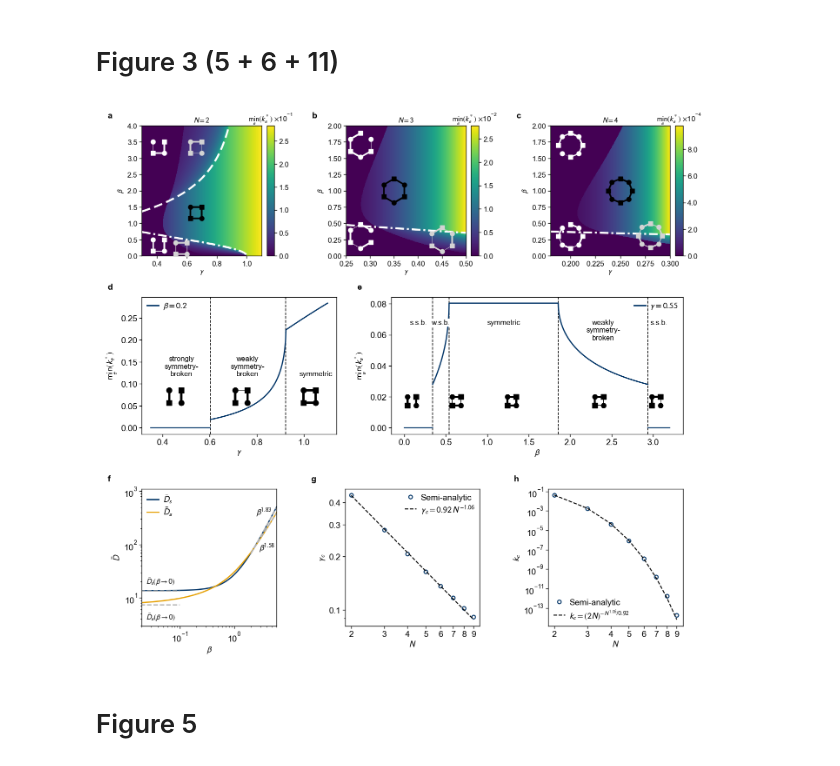
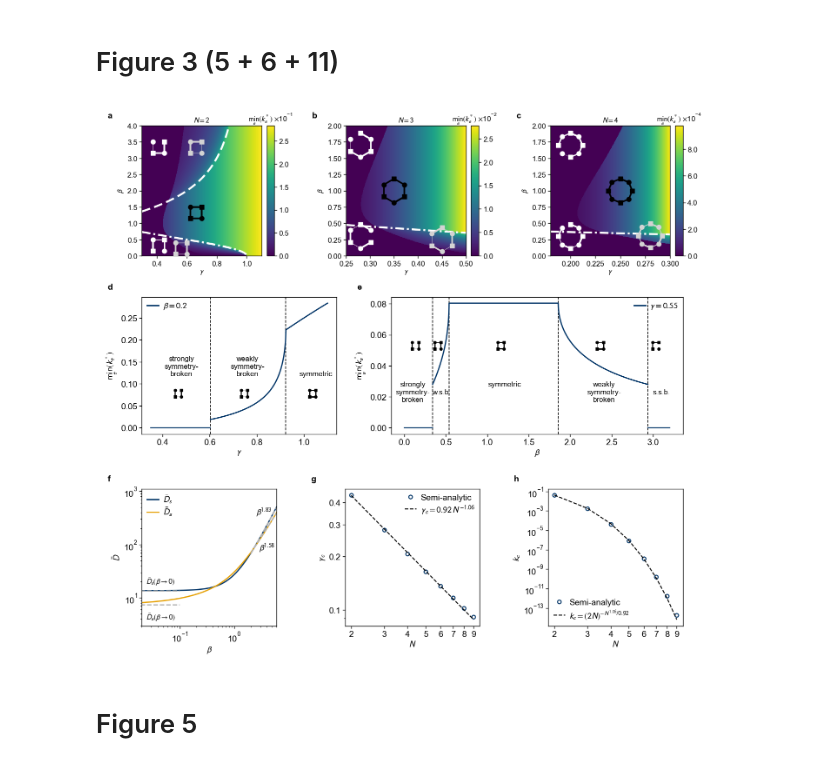
Before and after one commit to ibfzj/optimal-networks, a Jupyter notebook: rings.ipynb, the cells around one changed output. Drawn from its saved outputs; the diff is of its cells as text; code cells hidden in the pictures.

Commit message:
Figure 3 updates

```diff
--- a/rings.ipynb
+++ b/rings.ipynb
@@ -332,8 +332,8 @@ for gamma_i, x_i, txt in [(0.40, 0.48, "strongly\nsymmetry-\nbroken"),
                           (0.70, 0.76, "weakly\nsymmetry-\nbroken"),
                           (1.00, 1.05, "symmetric")]:
     G_i, _, _ = build_optimized_ring_graph(2, beta=0.2, gamma=gamma_i, mu=mu)
-    add_network_inset_xy(ax_d, G_i, x=x_i, y=0.085, size=0.24, color="black",
-                         node_size=20, lw_scale=0.22)
+    add_network_inset_xy(ax_d, G_i, x=x_i, y=0.085, size=0.12, color="black",
+                     node_size=5, lw_scale=0.11)
     ax_d.text(x_i, 0.115, txt, ha="center", va="bottom", fontsize=6.0)
 
 # Subplot (e): reentrant behaviour versus beta at fixed gamma
@@ -357,20 +357,17 @@ plot_curves_fixed_gammas(beta_values_e, fixed_gammas, minK_e, branch_labels_e,
                          jump_positions=jumps_e, break_positions=breaks_e)
 
 
-for beta_i, x_i in [(0.10, 0.14), (0.45, 0.68), (1.00, 1.35), (2.40, 2.40), (3.05, 3.09)]:
+for beta_i, x_i in [(0.10, 0.17), (0.45, 0.44), (1.00, 1.20), (2.40, 2.40), (3.05, 3.07)]:
     G_i, _, _ = build_optimized_ring_graph(2, beta=beta_i, gamma=0.55, mu=mu)
-    add_network_inset_xy(ax_e, G_i, x=x_i, y=0.020, size=0.17, color="black",
-                         node_size=16, lw_scale=0.20)
+    add_network_inset_xy(ax_e, G_i, x=x_i, y=0.055, size=0.12, color="black",
+                         node_size=5, lw_scale=0.11)
 
-
-for x_i, y_i, txt in [(0.17, 0.070, "s.s.b."),
-                      (0.44, 0.070, "w.s.b."),
-                      (1.20, 0.070, "symmetric"),
-                      (2.40, 0.070, "weakly\nsymmetry-\nbroken"),
-                      (3.07, 0.070, "s.s.b.")]:
-    bb = dict(facecolor="white", edgecolor="none", pad=0.8) if txt == "w.s.b." else None
-    ax_e.text(x_i, y_i, txt, ha="center", va="top", fontsize=6.0, bbox=bb)
-
+for x_i, y_i, txt in [(0.10, 0.0300, "strongly\nsymmetry-\nbroken"),
+                      (0.45, 0.0250, "w.s.b."),
+                      (1.21, 0.0300, "symmetric"),
+                      (2.41, 0.0300, "weakly\nsymmetry-\nbroken"),
+                      (3.10, 0.0250, "s.s.b.")]:
+    ax_e.text(x_i, y_i, txt, ha="center", va="top", fontsize=6.0)
 
 # Subplot (f): scaling of the dissipation with the fluctuation strength
 
@@ -462,35 +459,35 @@ ax_h = fig.add_axes(rect(left + 2 * (row3_w + row3_gap), row3_bottom, row3_w, ro
 
 k_cusp = np.array([(2 * N_values[i]) ** (-1.0 / gamma_c[i]) for i in range(len(N_values))])
 
 ax_h.loglog(N_values, k_cusp, "o", mfc="none", mec="#003366", mew=0.8, ms=3.0,
             label="Semi-analytic")
 ax_h.loglog(N_values, k_crit_function(N_values, *popt), "--", color="k", lw=0.8,
             label=rf"$k_c = (2N)^{{-N^{{{alpha_fit:.2f}}}/{c_fit:.2f}}}$")
 ax_h.set_xlabel(r"$N$")
 ax_h.set_ylabel(r"$k_c$")
 ax_h.set_xticks(N_values)
 ax_h.set_xticklabels([str(n) for n in N_values])
 ax_h.legend(loc="lower left")
 
 # Panel labels
 panels = [("a", left, row1_bottom + row1_height),
           ("b", left + block_w + row1_gap, row1_bottom + row1_height),
           ("c", left + 2 * (block_w + row1_gap), row1_bottom + row1_height),
           ("d", left, row2_bottom + row2_height),
           ("e", left + row2_w_d + row2_gap, row2_bottom + row2_height),
           ("f", left, row3_bottom + row3_height),
           ("g", left + row3_w + row3_gap, row3_bottom + row3_height),
           ("h", left + 2 * (row3_w + row3_gap), row3_bottom + row3_height)]
 
 
 for letter, x, y in panels:
     figstyle.panel_label(fig, letter, (x - 10.0) / width, (y + 4.0) / height)
 
 # bbox_inches="tight" is deliberately not used
-fig.savefig("Figure3.pdf", format="pdf")
+#fig.savefig("Figure3.pdf", format="pdf")
 plt.show()
 # %% [output]
-[figure, old version]
+[figure, new version]
 # %% [markdown]
 # Figure 5
 # %% [markdown]
```
